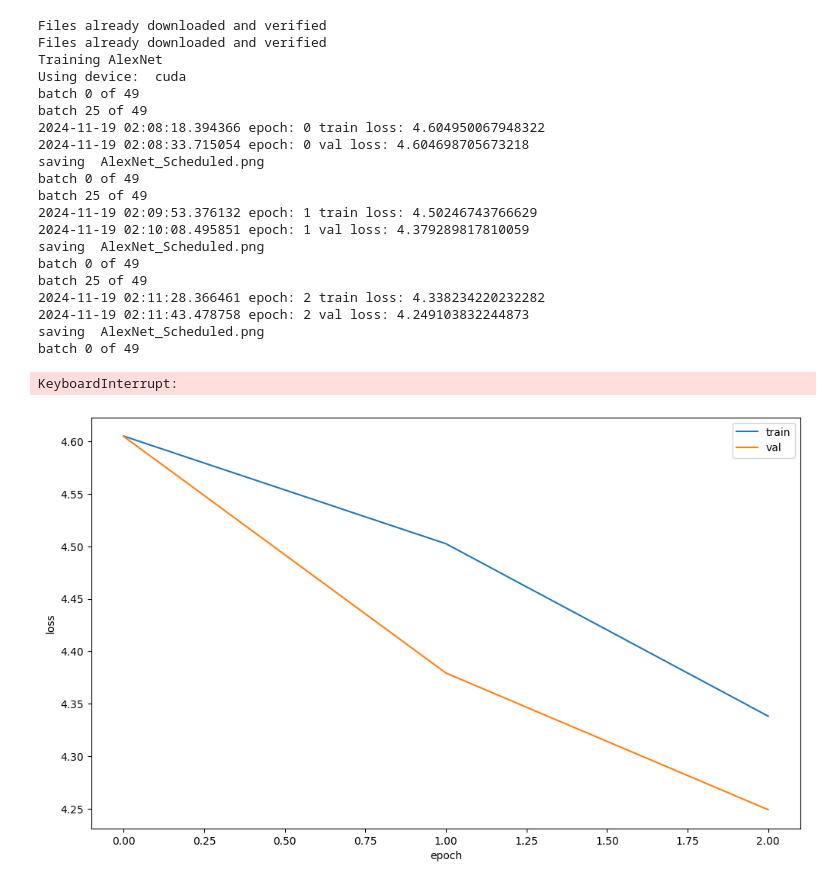
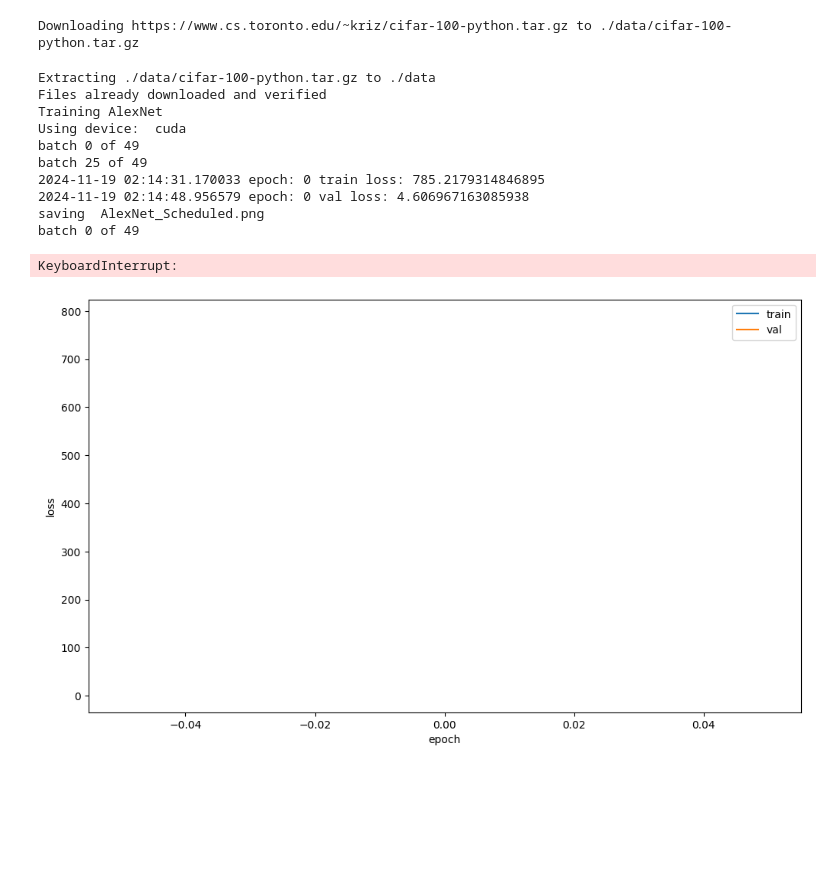
Before and after one commit to eparly/Labs, a Jupyter notebook: Lab3/train.ipynb, the cells around one changed output. Cells and saved outputs as stored; diff of their text form; code cells hidden in the pictures; blank space fills up the shorter version.

```diff
--- a/Lab3/train.ipynb
+++ b/Lab3/train.ipynb
@@ -15,9 +15,9 @@ test_dataset = datasets.CIFAR100(root='./data', train=False, download=True, tran
 # train_size = int(0.8 * len(train_dataset))
 # val_size = len(train_dataset) - train_size
 # train_data, val_data = torch.utils.data.random_split(train_dataset, [train_size, val_size])
-train_loader = torch.utils.data.DataLoader(train_dataset, batch_size=1024, shuffle=True)
-val_loader = torch.utils.data.DataLoader(test_dataset, batch_size=1024, shuffle=False)
-test_loader = torch.utils.data.DataLoader(test_dataset, batch_size=1024, shuffle=False)
+train_loader = torch.utils.data.DataLoader(train_dataset, batch_size=2048, shuffle=True)
+val_loader = torch.utils.data.DataLoader(test_dataset, batch_size=2048, shuffle=False)
+test_loader = torch.utils.data.DataLoader(test_dataset, batch_size=2048, shuffle=False)
 
 
 device = torch.device("cuda" if torch.cuda.is_available() else "cpu")
@@ -41,7 +41,7 @@ models_dict = {
 # Training function
 def train(model, device, train_loader, val_loader, num_epochs, checkpoint_epochs, save_file=None, plot_file=None):
     criterion = nn.CrossEntropyLoss()
-    optimizer = optim.Adam(model.parameters(), lr=0.01, weight_decay=0.001)
+    optimizer = optim.Adam(model.parameters(), lr=0.001, weight_decay=0.001)
     scheduler = torch.optim.lr_scheduler.ReduceLROnPlateau(optimizer, 'min')
     train_losses, val_losses = [], []
 
@@ -113,52 +113,43 @@ def test(model, test_loader, top_k):
         for inputs, labels in test_loader:
             outputs = model(inputs)
             _, pred_top5 = outputs.topk(5, 1, largest=True, sorted=True)
             top1_errors += (pred_top5[:, 0] != labels).sum().item()
             top5_errors += (pred_top5 == labels.view(-1, 1)).sum().item()
 
     total_samples = len(test_loader.dataset)
     top1_error_rate = top1_errors / total_samples
     top5_error_rate = (total_samples - top5_errors) / total_samples
     return top1_error_rate, top5_error_rate
 
 # Run the process for each model
 checkpoint_epochs = [5, 50]  # Modify '50' to the desired full convergence epoch count
 results = {}
 for model_name, model in models_dict.items():
     print(f"Training {model_name}")
     print('Using device: ', device)
     model = model.to(device)
     train_losses, val_losses = train(model, device, train_loader, val_loader, num_epochs=50, checkpoint_epochs=checkpoint_epochs, save_file=f"{model_name}_Scheduled.pth", plot_file=f"{model_name}_Scheduled.png")
 
     # Test both checkpoints
     for epoch in checkpoint_epochs:
         model.load_state_dict(torch.load(f"{model_name}_epoch_{epoch}.pth"))
         top1, top5 = test(model, test_loader, top_k=5)
         results[f"{model_name}_epoch_{epoch}"] = {"top1_error": top1, "top5_error": top5}
         print(f"{model_name} Epoch {epoch} - Top-1 Error: {top1}, Top-5 Error: {top5}")
 
 # Save or print final results
 print("Final results:", results)
 # %% [output]
-Files already downloaded and verified
-Files already downloaded and verified
-Training AlexNet
-Using device:  cuda
-batch 0 of 49
-batch 25 of 49
-2024-11-19 02:08:18.394366 epoch: 0 train loss: 4.604950067948322
-2024-11-19 02:08:33.715054 epoch: 0 val loss: 4.604698705673218
-saving  AlexNet_Scheduled.png
-batch 0 of 49
-batch 25 of 49
-2024-11-19 02:09:53.376132 epoch: 1 train loss: 4.50246743766629
-2024-11-19 02:10:08.495851 epoch: 1 val loss: 4.379289817810059
-saving  AlexNet_Scheduled.png
-batch 0 of 49
-batch 25 of 49
-2024-11-19 02:11:28.366461 epoch: 2 train loss: 4.338234220232282
-2024-11-19 02:11:43.478758 epoch: 2 val loss: 4.249103832244873
-saving  AlexNet_Scheduled.png
-batch 0 of 49
+Downloading https://www.cs.toronto.edu/~kriz/cifar-100-python.tar.gz to ./data/cifar-100-python.tar.gz
-KeyboardInterrupt:
+Extracting ./data/cifar-100-python.tar.gz to ./data
+Files already downloaded and verified
+Training AlexNet
+Using device:  cuda
+batch 0 of 49
+batch 25 of 49
+2024-11-19 02:14:31.170033 epoch: 0 train loss: 785.2179314846895
+2024-11-19 02:14:48.956579 epoch: 0 val loss: 4.606967163085938
+saving  AlexNet_Scheduled.png
+batch 0 of 49
+KeyboardInterrupt:
-[figure, old version]
+[figure, new version]
```
